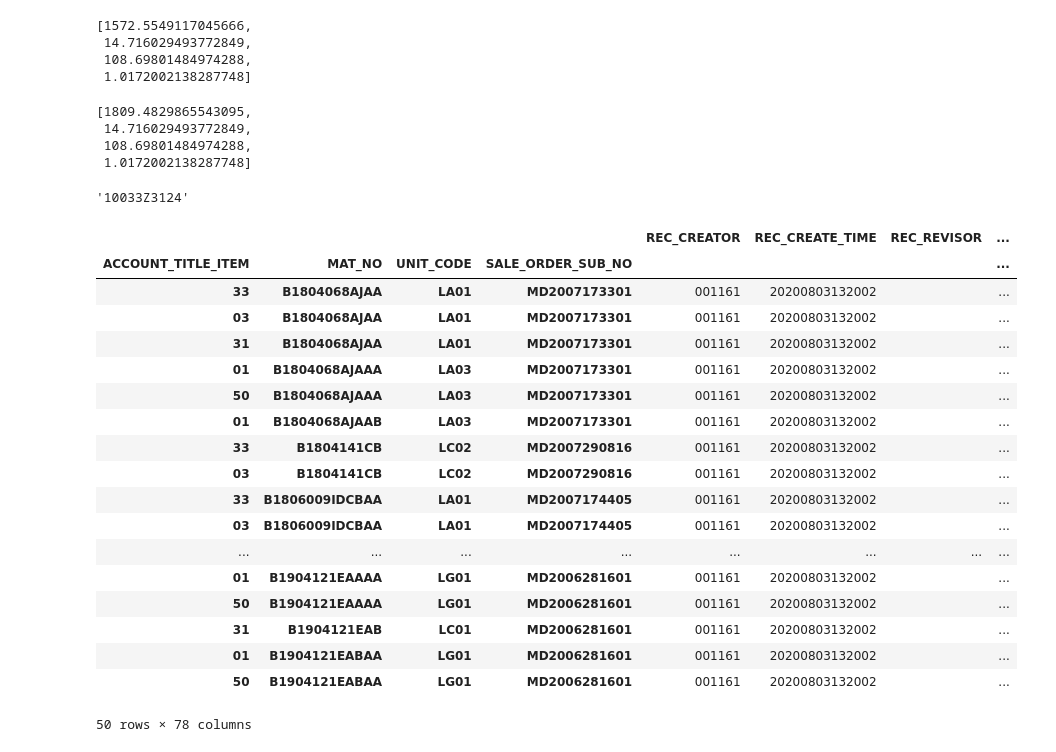
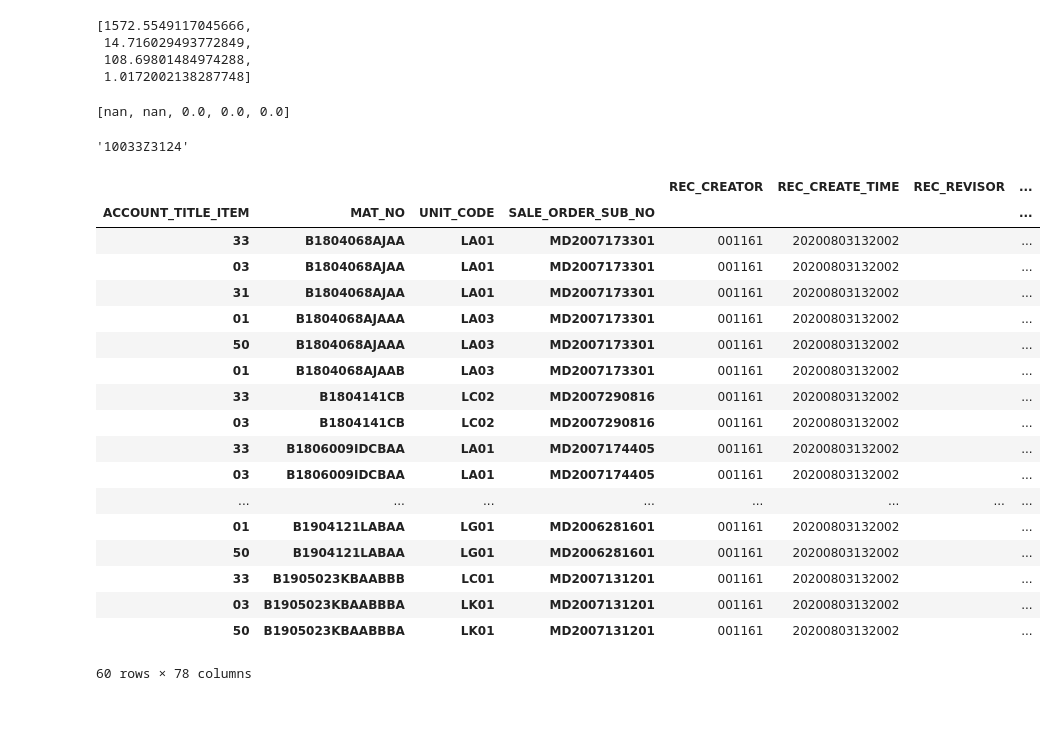
Before and after one commit to wangweity/CostCal, a Jupyter notebook: CostCalV0.1-20200616.ipynb, the cells around one changed output. Drawn from its saved outputs; the diff is of its cells as text; code cells hidden in the pictures; blank space fills up the shorter version.

```diff
--- a/CostCalV0.1-20200616.ipynb
+++ b/CostCalV0.1-20200616.ipynb
@@ -35,10 +35,10 @@ tacaia2.insert(tacaia2.shape[1],'SALE_PRICE',0.00)
 # %%
 def InputPrices(MAT_NO,PRODUCT_CODE,MTRL_NO,MAT_WT,ACC_TITLE):
     if PRODUCT_CODE[0] in ['0','1','2']:
-        MatPrice=(tacacm4.loc[PRODUCT_CODE,'PRST_VRNC_AMOUNT'][0]+tacacm4.loc[PRODUCT_CODE,'OTHR_INCM_VRNC_AMT'][0]-tacacm4.loc[PRODUCT_CODE,'OTHER_SEND_VRNC_AMT'][0]+tacacm4.loc[PRODUCT_CODE,'CRRT_OTPT_VRNC_AMT'][0]+tacacm4.loc[PRODUCT_CODE,'IN_MATCH_VRNC_AMT'][0])/(tacacm4.loc[PRODUCT_CODE,'PERIOD_START_N'][0]+tacacm4.loc[PRODUCT_CODE,'OTHERS_RECEIVE_N'][0]-tacacm4.loc[PRODUCT_CODE,'OTHERS_SEND_N'][0]+tacacm4.loc[PRODUCT_CODE,'CURRENT_N'][0]+tacacm4.loc[PRODUCT_CODE,'IN_MATCH_N'][0])#投入材料单价=（期初金额+其他收入-其他支出+本期产出+本期转入）的金额/重量
+        MatPrice=(tacacm4.loc[PRODUCT_CODE,'PRST_VRNC_AMOUNT']+tacacm4.loc[PRODUCT_CODE,'OTHR_INCM_VRNC_AMT']-tacacm4.loc[PRODUCT_CODE,'OTHER_SEND_VRNC_AMT']+tacacm4.loc[PRODUCT_CODE,'CRRT_OTPT_VRNC_AMT']+tacacm4.loc[PRODUCT_CODE,'IN_MATCH_VRNC_AMT'])/(tacacm4.loc[PRODUCT_CODE,'PERIOD_START_N']+tacacm4.loc[PRODUCT_CODE,'OTHERS_RECEIVE_N']-tacacm4.loc[PRODUCT_CODE,'OTHERS_SEND_N']+tacacm4.loc[PRODUCT_CODE,'CURRENT_N']+tacacm4.loc[PRODUCT_CODE,'IN_MATCH_N'])#投入材料单价=（期初金额+其他收入-其他支出+本期产出+本期转入）的金额/重量
     elif PRODUCT_CODE[0] in ['3','4','5','9']:
-        MatPrice=(tacacmm.loc[PRODUCT_CODE,'START_AMOUNT'][0]+tacacmm.loc[PRODUCT_CODE,'OTHR_INCM_ACT_AMT'][0]-tacacmm.loc[PRODUCT_CODE,'OTHR_SEND_ACT_AMT'][0]+tacacmm.loc[PRODUCT_CODE,'CRRT_OTPT_ACT_AMT'][0]+tacacmm.loc[PRODUCT_CODE,'NEXT_MATCH_AMT'][0]
-)/(tacacmm.loc[PRODUCT_CODE,'PERIOD_START_N'][0]+tacacmm.loc[PRODUCT_CODE,'OTHERS_RECEIVE_N'][0]-tacacmm.loc[PRODUCT_CODE,'OTHERS_SEND_N'][0]+tacacmm.loc[PRODUCT_CODE,'CURRENT_N'][0]+tacacmm.loc[PRODUCT_CODE,'NEXT_MATCH_USED_N'][0]
+        MatPrice=(tacacmm.loc[PRODUCT_CODE,'START_AMOUNT']+tacacmm.loc[PRODUCT_CODE,'OTHR_INCM_ACT_AMT']-tacacmm.loc[PRODUCT_CODE,'OTHR_SEND_ACT_AMT']+tacacmm.loc[PRODUCT_CODE,'CRRT_OTPT_ACT_AMT']+tacacmm.loc[PRODUCT_CODE,'NEXT_MATCH_AMT']
+)/(tacacmm.loc[PRODUCT_CODE,'PERIOD_START_N']+tacacmm.loc[PRODUCT_CODE,'OTHERS_RECEIVE_N']-tacacmm.loc[PRODUCT_CODE,'OTHERS_SEND_N']+tacacmm.loc[PRODUCT_CODE,'CURRENT_N']+tacacmm.loc[PRODUCT_CODE,'NEXT_MATCH_USED_N']
 )#投入材料单价=（期初金额+其他收入-其他支出+本期产出+本期转入）的金额/重量
     else:
         raise Exception('MAT_TYPE not NORMAL!')
@@ -47,7 +47,7 @@ def InputPrices(MAT_NO,PRODUCT_CODE,MTRL_NO,MAT_WT,ACC_TITLE):
     LostPercent=0.4#次板和二级品的损失百分比（以后如果要跟着系统参数表，到时可另从数据库取数，这里暂时设成常用的40%）
     #判断投入材料号为参数中材料号&物料形态数值大于3（即为二等品或废次）的计数是否大于0，是则分无聊形态为4和5、9计算损失金额；否则损失金额为0
     if tacaia2.loc['0' + ACC_TITLE[1]][(tacaia2.loc['0' + ACC_TITLE[1]].IN_MAT_NO==MAT_NO) &(tacaia2.loc['0' + ACC_TITLE[1]].MAT_TYPE>3)].count()['MAT_WT']>0:
-        LostValue=tacaia2.loc['0' + ACC_TITLE[1]][(tacaia2.loc['0' + ACC_TITLE[1]].IN_MAT_NO==MAT_NO) & ((tacaia2.loc['0' + ACC_TITLE[1]].MAT_TYPE==4) | (tacaia2.loc['0' + ACC_TITLE[1]].MAT_TYPE==5))].sum()['MAT_WT']*MatPrice*LostPercent+tacaia2.loc['0' + ACC_TITLE[1]][(tacaia2.loc['0' + ACC_TITLE[1]].IN_MAT_NO==MAT_NO) &(tacaia2.loc['0' + ACC_TITLE[1]].MAT_TYPE==9)].sum()['MAT_WT']*(MatPrice-tacacj5.loc['900' + MTRL_NO + '000000','CRRT_YEAR_STD_AMT'][0])
+        LostValue=tacaia2.loc['0' + ACC_TITLE[1]][(tacaia2.loc['0' + ACC_TITLE[1]].IN_MAT_NO==MAT_NO) & ((tacaia2.loc['0' + ACC_TITLE[1]].MAT_TYPE==4) | (tacaia2.loc['0' + ACC_TITLE[1]].MAT_TYPE==5))].sum()['MAT_WT']*MatPrice*LostPercent+tacaia2.loc['0' + ACC_TITLE[1]][(tacaia2.loc['0' + ACC_TITLE[1]].IN_MAT_NO==MAT_NO) &(tacaia2.loc['0' + ACC_TITLE[1]].MAT_TYPE==9)].sum()['MAT_WT']*(MatPrice-tacacj5.loc['900' + MTRL_NO + '000000','CRRT_YEAR_STD_AMT'])
     else:
         LostValue=0.00
 
@@ -56,6 +56,7 @@ def InputPrices(MAT_NO,PRODUCT_CODE,MTRL_NO,MAT_WT,ACC_TITLE):
         OtherLostValue=0#如果投入没有正品产出，需将材料损失汇总分摊到产出最多的产副品上。
     else:
         OtherLostValue=LostValue
+        LostPrice=0.00
     return {
         'Mat_Value':MatValue,
         'Mat_Price':MatPrice,
@@ -66,10 +67,10 @@ def InputPrices(MAT_NO,PRODUCT_CODE,MTRL_NO,MAT_WT,ACC_TITLE):
 # %%
 def SalePrices(PRODUCT_CODE,MAT_WT):
     if PRODUCT_CODE[0] in ['0','1','2']:
-        SalePrice=(tacacm4.loc[PRODUCT_CODE,'PRST_VRNC_AMOUNT'][0]+tacacm4.loc[PRODUCT_CODE,'OTHR_INCM_VRNC_AMT'][0]-tacacm4.loc[PRODUCT_CODE,'OTHER_SEND_VRNC_AMT'][0]+tacacm4.loc[PRODUCT_CODE,'CRRT_OTPT_VRNC_AMT'][0]+tacacm4.loc[PRODUCT_CODE,'IN_MATCH_VRNC_AMT'][0]-tacacm4.loc[PRODUCT_CODE,'NEXT_PRSP_VRNC_AMT'][0]-tacacm4.loc[PRODUCT_CODE,'NEXT_MATCH_VRNC_AMT'][0])/(tacacm4.loc[PRODUCT_CODE,'PERIOD_START_N'][0]+tacacm4.loc[PRODUCT_CODE,'OTHERS_RECEIVE_N'][0]-tacacm4.loc[PRODUCT_CODE,'OTHERS_SEND_N'][0]+tacacm4.loc[PRODUCT_CODE,'CURRENT_N'][0]+tacacm4.loc[PRODUCT_CODE,'IN_MATCH_N'][0]-tacacm4.loc[PRODUCT_CODE,'NEXT_PRSP_USED_N'][0]-tacacm4.loc[PRODUCT_CODE,'NEXT_MATCH_USED_N'][0])#销售材料单价=（期初金额+其他收入-其他支出+本期产出+本期转入-本期投入-本期转出）的金额/重量
+        SalePrice=(tacacm4.loc[PRODUCT_CODE,'PRST_VRNC_AMOUNT']+tacacm4.loc[PRODUCT_CODE,'OTHR_INCM_VRNC_AMT']-tacacm4.loc[PRODUCT_CODE,'OTHER_SEND_VRNC_AMT']+tacacm4.loc[PRODUCT_CODE,'CRRT_OTPT_VRNC_AMT']+tacacm4.loc[PRODUCT_CODE,'IN_MATCH_VRNC_AMT']-tacacm4.loc[PRODUCT_CODE,'NEXT_PRSP_VRNC_AMT']-tacacm4.loc[PRODUCT_CODE,'NEXT_MATCH_VRNC_AMT'])/(tacacm4.loc[PRODUCT_CODE,'PERIOD_START_N']+tacacm4.loc[PRODUCT_CODE,'OTHERS_RECEIVE_N']-tacacm4.loc[PRODUCT_CODE,'OTHERS_SEND_N']+tacacm4.loc[PRODUCT_CODE,'CURRENT_N']+tacacm4.loc[PRODUCT_CODE,'IN_MATCH_N']-tacacm4.loc[PRODUCT_CODE,'NEXT_PRSP_USED_N']-tacacm4.loc[PRODUCT_CODE,'NEXT_MATCH_USED_N'])#销售材料单价=（期初金额+其他收入-其他支出+本期产出+本期转入-本期投入-本期转出）的金额/重量
     elif PRODUCT_CODE[0] in ['3','4','5','9']:
-        SalePrice=(tacacmm.loc[PRODUCT_CODE,'START_AMOUNT'][0]+tacacmm.loc[PRODUCT_CODE,'OTHR_INCM_ACT_AMT'][0]-tacacmm.loc[PRODUCT_CODE,'OTHR_SEND_ACT_AMT'][0]+tacacmm.loc[PRODUCT_CODE,'CRRT_OTPT_ACT_AMT'][0]+tacacmm.loc[PRODUCT_CODE,'NEXT_MATCH_AMT'][0]-tacacmm.loc[PRODUCT_CODE,'NEXT_PRSP_STD_AMT'][0]-tacacmm.loc[PRODUCT_CODE,'NEXT_MATCH_AMT'][0]
-)/(tacacmm.loc[PRODUCT_CODE,'PERIOD_START_N'][0]+tacacmm.loc[PRODUCT_CODE,'OTHERS_RECEIVE_N'][0]-tacacmm.loc[PRODUCT_CODE,'OTHERS_SEND_N'][0]+tacacmm.loc[PRODUCT_CODE,'CURRENT_N'][0]+tacacmm.loc[PRODUCT_CODE,'NEXT_MATCH_USED_N'][0]-tacacmm.loc[PRODUCT_CODE,'NEXT_PRSP_USED_N'][0]-tacacmm.loc[PRODUCT_CODE,'NEXT_MATCH_USED_N'][0]
+        SalePrice=(tacacmm.loc[PRODUCT_CODE,'START_AMOUNT']+tacacmm.loc[PRODUCT_CODE,'OTHR_INCM_ACT_AMT']-tacacmm.loc[PRODUCT_CODE,'OTHR_SEND_ACT_AMT']+tacacmm.loc[PRODUCT_CODE,'CRRT_OTPT_ACT_AMT']+tacacmm.loc[PRODUCT_CODE,'NEXT_MATCH_AMT']-tacacmm.loc[PRODUCT_CODE,'NEXT_PRSP_STD_AMT']-tacacmm.loc[PRODUCT_CODE,'NEXT_MATCH_AMT']
+)/(tacacmm.loc[PRODUCT_CODE,'PERIOD_START_N']+tacacmm.loc[PRODUCT_CODE,'OTHERS_RECEIVE_N']-tacacmm.loc[PRODUCT_CODE,'OTHERS_SEND_N']+tacacmm.loc[PRODUCT_CODE,'CURRENT_N']+tacacmm.loc[PRODUCT_CODE,'NEXT_MATCH_USED_N']-tacacmm.loc[PRODUCT_CODE,'NEXT_PRSP_USED_N']-tacacmm.loc[PRODUCT_CODE,'NEXT_MATCH_USED_N']
 )#销售材料单价=（期初金额+其他收入-其他支出+本期产出+本期转入-本期投入-本期转出）的金额/重量
     SaleValue=SalePrice*MAT_WT
     return {
@@ -91,7 +92,7 @@ def ProducePrices(INPUT_MAT,ACC_TITLE,MAT_TYPE,MAT_WT,MTRL_NO):
         LostPrice=0.00
         LostValue=LostPrice*MAT_WT
     elif MAT_TYPE==9:
-        MatPrice=tacacj5.loc['900' + MTRL_NO + '000000','CRRT_YEAR_STD_AMT'][0]
+        MatPrice=tacacj5.loc['900' + MTRL_NO + '000000','CRRT_YEAR_STD_AMT']
         MatValue=MatPrice*MAT_WT
         LostPrice=0.00
         LostValue=LostPrice*MAT_WT
@@ -182,8 +228,11 @@ tacaia2'''
 # %%
 #tacaia2.index.get_level_values('MAT_NO')[0]==' '  #因为排序后第一行[0]为空行，所以迭代时从第二行[1]开始（上面已删除空行，不用从第二行开始了）
 OTHER_LOST_VALUE=0.00
-for mat in tacaia2.index.get_level_values('MAT_NO')[:50]:
+n=0
+for mat in tacaia2.index.get_level_values('MAT_NO'):
     for acc in ['01','33','03','31','50','51']:
+        print('No.' + str(n))
+        n=n+1
         try:
             print(tacaia2.loc[(acc,mat),'KEY_SEQ'])
             if acc=='01':
@@ -202,6 +251,8 @@ for mat in tacaia2.index.get_level_values('MAT_NO')[:50]:
                 OTHER_LOST_VALUE=OTHER_LOST_VALUE+INPUT_VALUE[4]
             if acc in ['50','51']:
                 tacaia2.loc[(acc,mat),['SALE_VALUE','SALAE_PRICE']]=list(SalePrices(tacaia2.loc[(acc,mat),'PRODUCT_CODE'][0],tacaia2.loc[(acc,mat),'MAT_WT'][0]).values())
+
+            WriteSFC(tacaia2.loc[(acc,mat),'PRODUCT_CODE'][0],acc,)
         except:
             continue
 # %% [output]
@@ -237,38 +288,35 @@ list(ProducePrices(tacaia2.loc[('01','B1804068AJAAA'),'IN_MAT_NO'][0],'01',tacai
  14.716029493772849,
  108.69801484974288,
  1.0172002138287748]
-# %%
-list(InputPrices('B1804068AJAA','10033Z3124','3',122.96,'31').values())[:4]
-# %% [output]
-[1809.4829865543095,
- 14.716029493772849,
- 108.69801484974288,
- 1.0172002138287748]
+# %%
+list(InputPrices('B2007077AC','10068Z10993','6',284.52,'31').values())[:5]
+# %% [output]
+[nan, nan, 0.0, 0.0, 0.0]
 # %%
 tacaia2.loc[('31','B1804068AJAA'),'PRODUCT_CODE'][0]
 # %% [output]
 '10033Z3124'
 # %%
-tacaia2.head(50)
+tacaia2.head(60)
 # %% [output]
 |  |  |  |  | REC_CREATOR | REC_CREATE_TIME | REC_REVISOR | ... |
 | ACCOUNT_TITLE_ITEM | MAT_NO | UNIT_CODE | SALE_ORDER_SUB_NO |  |  |  | ... |
 | 33 | B1804068AJAA | LA01 | MD2007173301 | 001161 | 20200803132002 |  | ... |
 | 03 | B1804068AJAA | LA01 | MD2007173301 | 001161 | 20200803132002 |  | ... |
 | 31 | B1804068AJAA | LA01 | MD2007173301 | 001161 | 20200803132002 |  | ... |
 | 01 | B1804068AJAAA | LA03 | MD2007173301 | 001161 | 20200803132002 |  | ... |
 | 50 | B1804068AJAAA | LA03 | MD2007173301 | 001161 | 20200803132002 |  | ... |
 | 01 | B1804068AJAAB | LA03 | MD2007173301 | 001161 | 20200803132002 |  | ... |
 | 33 | B1804141CB | LC02 | MD2007290816 | 001161 | 20200803132002 |  | ... |
 | 03 | B1804141CB | LC02 | MD2007290816 | 001161 | 20200803132002 |  | ... |
 | 33 | B1806009IDCBAA | LA01 | MD2007174405 | 001161 | 20200803132002 |  | ... |
 | 03 | B1806009IDCBAA | LA01 | MD2007174405 | 001161 | 20200803132002 |  | ... |
 | ... | ... | ... | ... | ... | ... | ... | ... |
-| 01 | B1904121EAAAA | LG01 | MD2006281601 | 001161 | 20200803132002 |  | ... |
-| 50 | B1904121EAAAA | LG01 | MD2006281601 | 001161 | 20200803132002 |  | ... |
-| 31 | B1904121EAB | LC01 | MD2006281601 | 001161 | 20200803132002 |  | ... |
-| 01 | B1904121EABAA | LG01 | MD2006281601 | 001161 | 20200803132002 |  | ... |
-| 50 | B1904121EABAA | LG01 | MD2006281601 | 001161 | 20200803132002 |  | ... |
+| 01 | B1904121LABAA | LG01 | MD2006281601 | 001161 | 20200803132002 |  | ... |
+| 50 | B1904121LABAA | LG01 | MD2006281601 | 001161 | 20200803132002 |  | ... |
+| 33 | B1905023KBAABBB | LC01 | MD2007131201 | 001161 | 20200803132002 |  | ... |
+| 03 | B1905023KBAABBBA | LK01 | MD2007131201 | 001161 | 20200803132002 |  | ... |
+| 50 | B1905023KBAABBBA | LK01 | MD2007131201 | 001161 | 20200803132002 |  | ... |
-50 rows × 78 columns
+60 rows × 78 columns
 # %%
 tacaia2.loc[('31','B1804068AJAA'),['MAT_VALUE','MAT_PRICE','LOST_VALUE','LOST_PRICE']]=list(InputPrices('B1804068AJAA','10033Z3124','3',122.96,'31').values())[:4]
```
Also changed, not shown: parts of 5 cells of this notebook.
